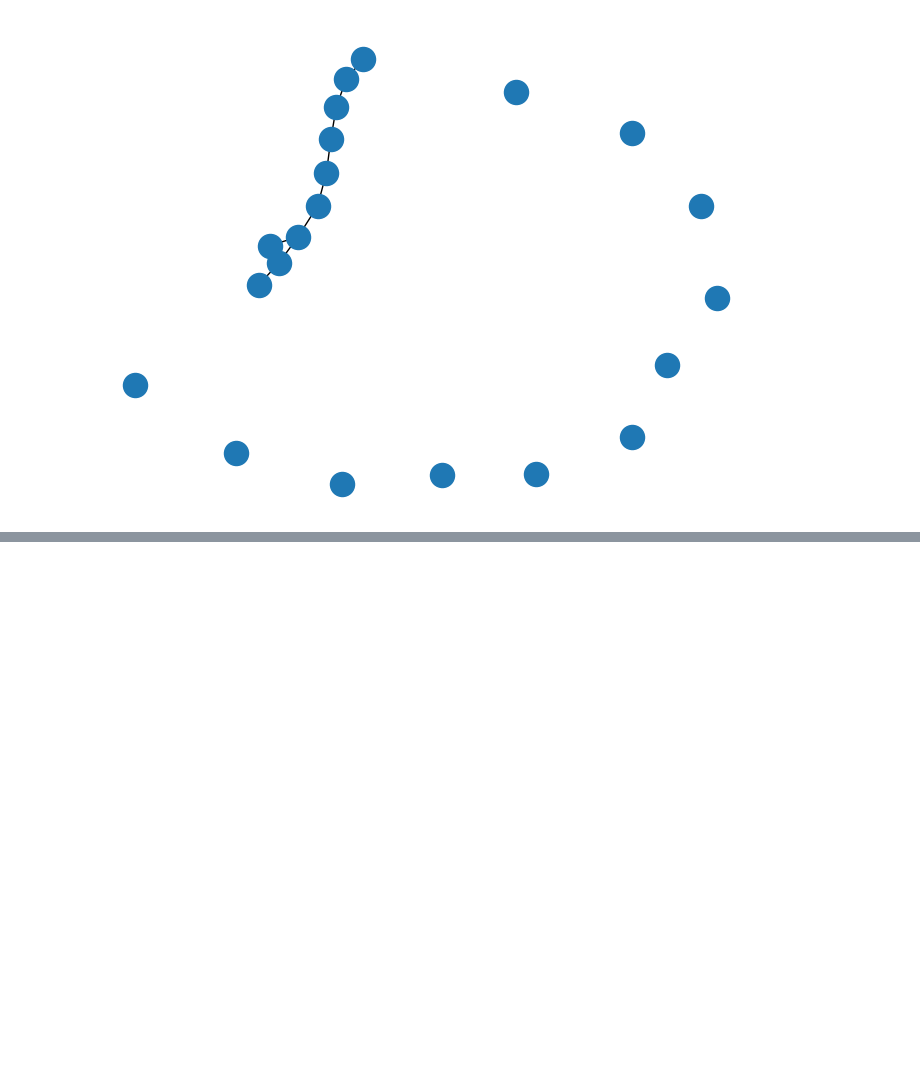
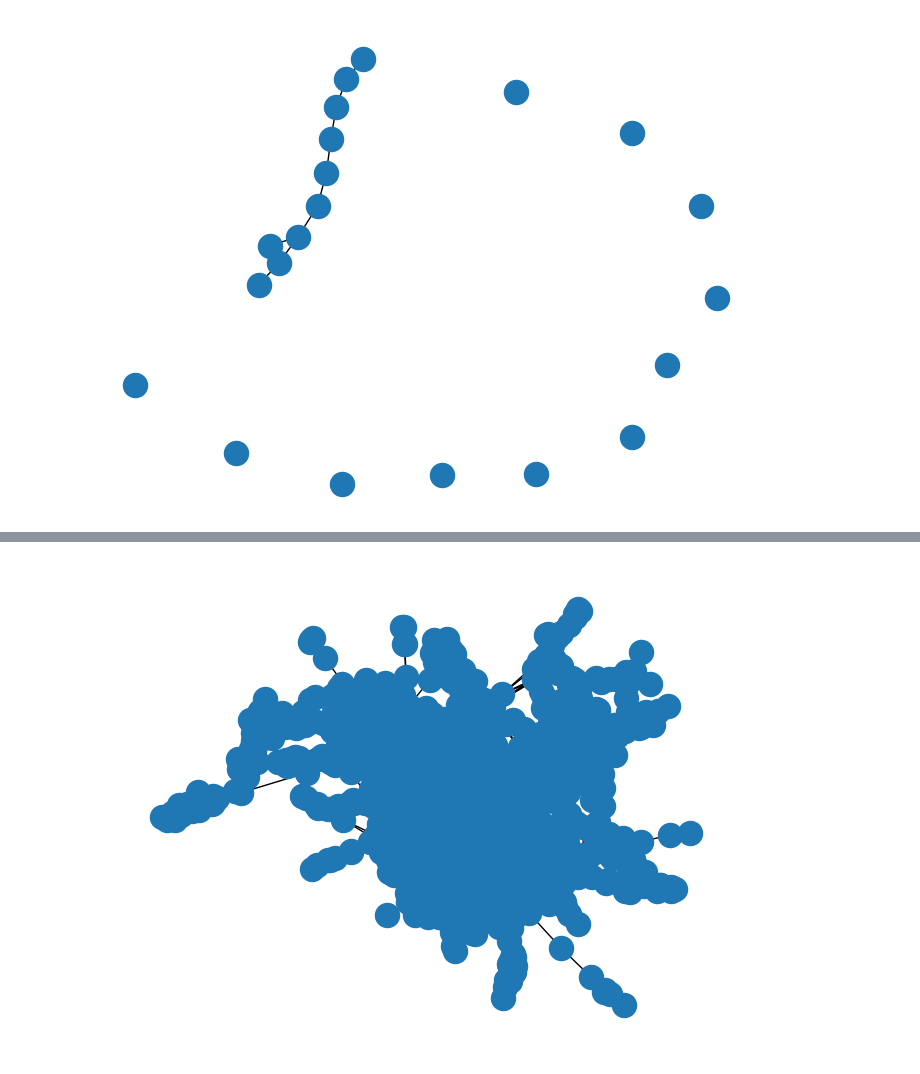
Before and after one commit to datasci4health/datasci4health.github.io, a Jupyter notebook: networks/symptom-disease/networkx/tutorial-test.ipynb, the cells around one changed output, grey strips where cells are left out. Cells and saved outputs as stored; diff of their text form; code cells hidden in the pictures; blank space fills up the shorter version.

```diff
--- a/networks/symptom-disease/networkx/tutorial-test.ipynb
+++ b/networks/symptom-disease/networkx/tutorial-test.ipynb
@@ -80,3 +80,5 @@ printGraphState(g)
 nx.draw(g)
 # %% [output]
 [figure]
+# %%
+g_last = nx.read_pajek("./lastfm.net")
@@ -82,0 +92,4 @@ nx.draw(g)
+# %%
+nx.draw(g_last)
+# %% [output]
+[figure, added]
```
Also changed, not shown: parts of 1 cell of this notebook, 1 other file.
